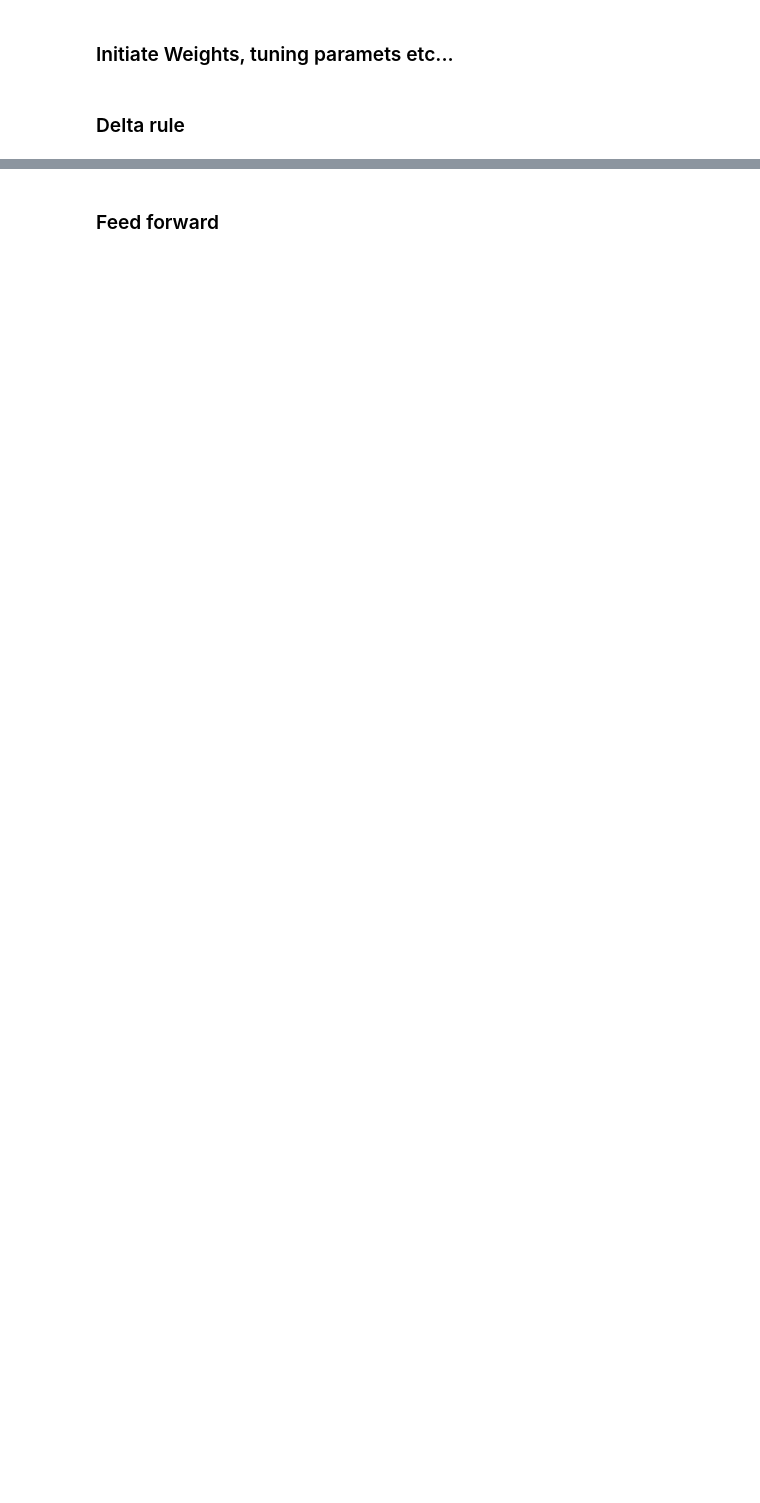
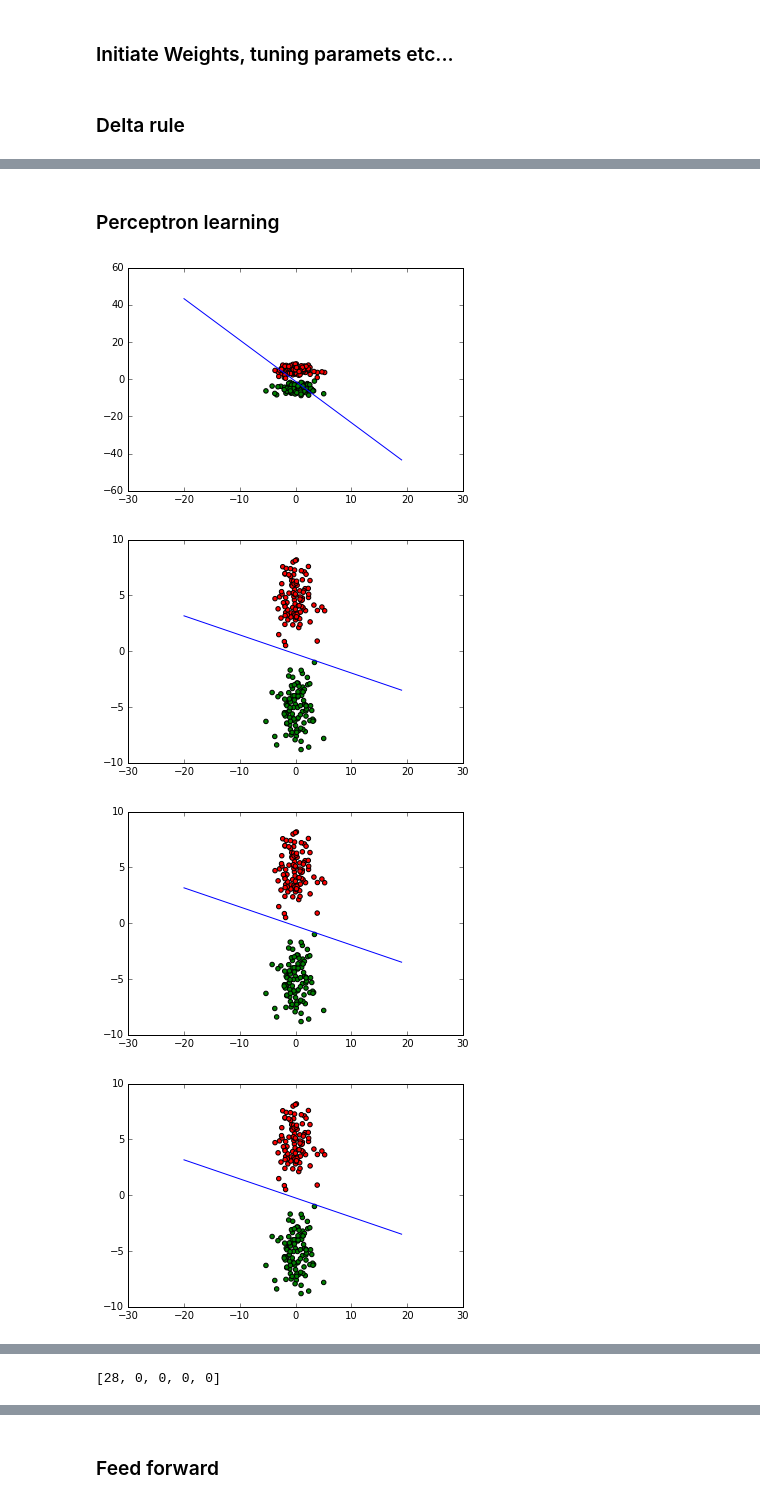
Before and after one commit to Styren/DD2437, a Jupyter notebook: Lab1.ipynb, the cells around one changed output, grey strips where cells are left out. Cells and saved outputs as stored; diff of their text form; code cells hidden in the pictures; blank space fills up the shorter version.

```diff
--- a/Lab1.ipynb
+++ b/Lab1.ipynb
@@ -50,7 +75,0 @@ def update_weights(data,weights,n):
-# %%
-weights = np.random.normal(0,1,[1,3])
-n = 0.01
-for i in range(5):
-    line = '{}*x-{}'.format(-weights[0][0]/weights[0][1],weights[0][2]/weights[0][1])
-    graph(line, range(-20, 20))
-    weights = update_weights(data,weights,n)
@@ -56,0 +90,14 @@ for i in range(5):
+# %% [markdown]
+### Perceptron learning
+# %%
+def perceptron(data, weights, n):
+    prediction = predict(weights,data)
+    perceptron_matrix = prediction-data[:,-1]
+    return np.dot(perceptron_matrix,data[:,:-1])*-n
+# %%
+initialize_and_run(data, perceptron)
+# %% [output]
+[figure, added]
+[figure, added]
+[figure, added]
+[figure, added]
@@ -56,0 +105 @@ for i in range(5):
+[28, 0, 0, 0, 0]
```
Also changed, not shown: parts of 28 cells of this notebook.
